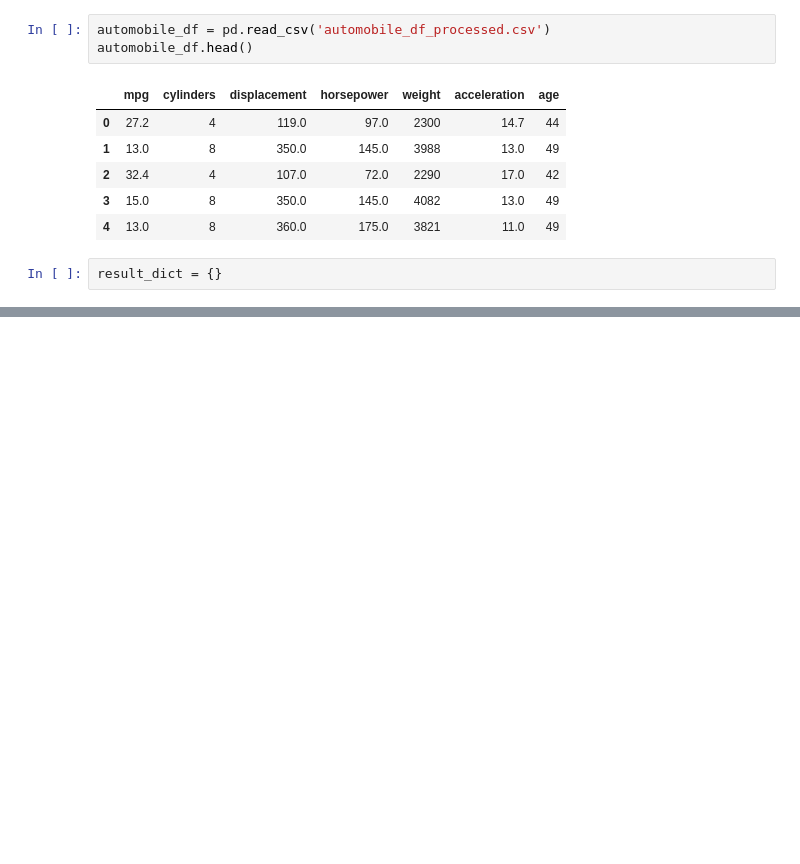
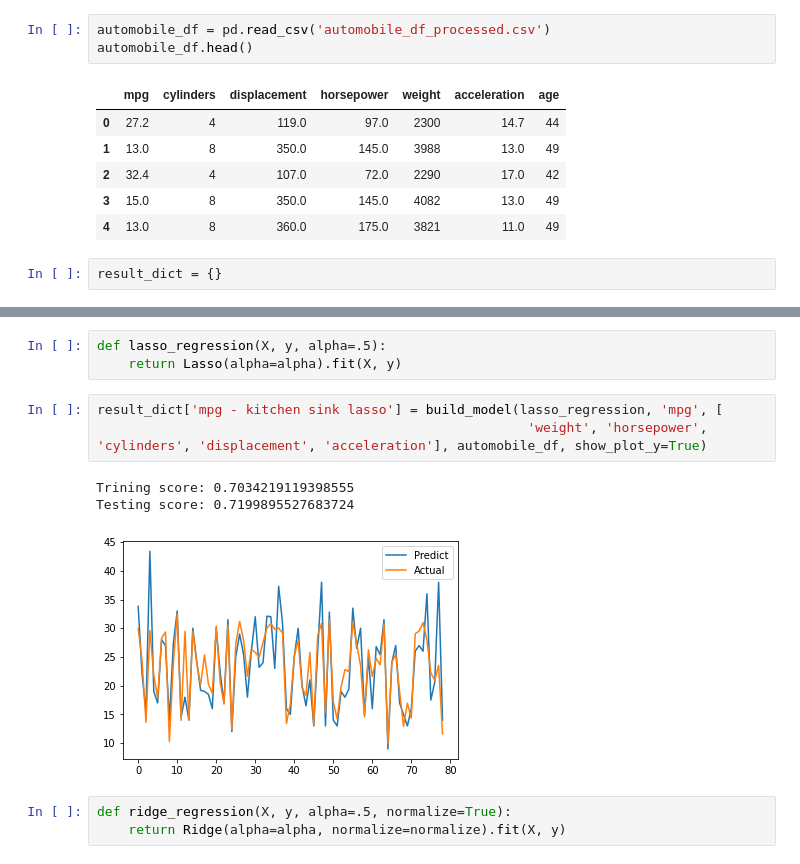
Before and after one commit to nadavWeisler/AutomobileMpgLinearRegression, a Jupyter notebook: multipleRegressionModels.ipynb, the cells around one changed output, grey strips where cells are left out. Drawn from its saved outputs; the diff is of its cells as text; blank space fills up the shorter version.

```diff
--- a/multipleRegressionModels.ipynb
+++ b/multipleRegressionModels.ipynb
@@ -30,0 +100,13 @@ def build_model(regression_fn, col_y_name, col_x_names, dataset, test_frac=.2, s
+# %%
+def lasso_regression(X, y, alpha=.5):
+    return Lasso(alpha=alpha).fit(X, y)
+# %%
+result_dict['mpg - kitchen sink lasso'] = build_model(lasso_regression, 'mpg', [
+                                                       'weight', 'horsepower', 'cylinders', 'displacement', 'acceleration'], automobile_df, show_plot_y=True)
+# %% [output]
+Trining score: 0.7034219119398555
+Testing score: 0.7199895527683724
+[figure, added]
+# %%
+def ridge_regression(X, y, alpha=.5, normalize=True):
+    return Ridge(alpha=alpha, normalize=normalize).fit(X, y)
```
Also changed, not shown: parts of 17 cells of this notebook.
